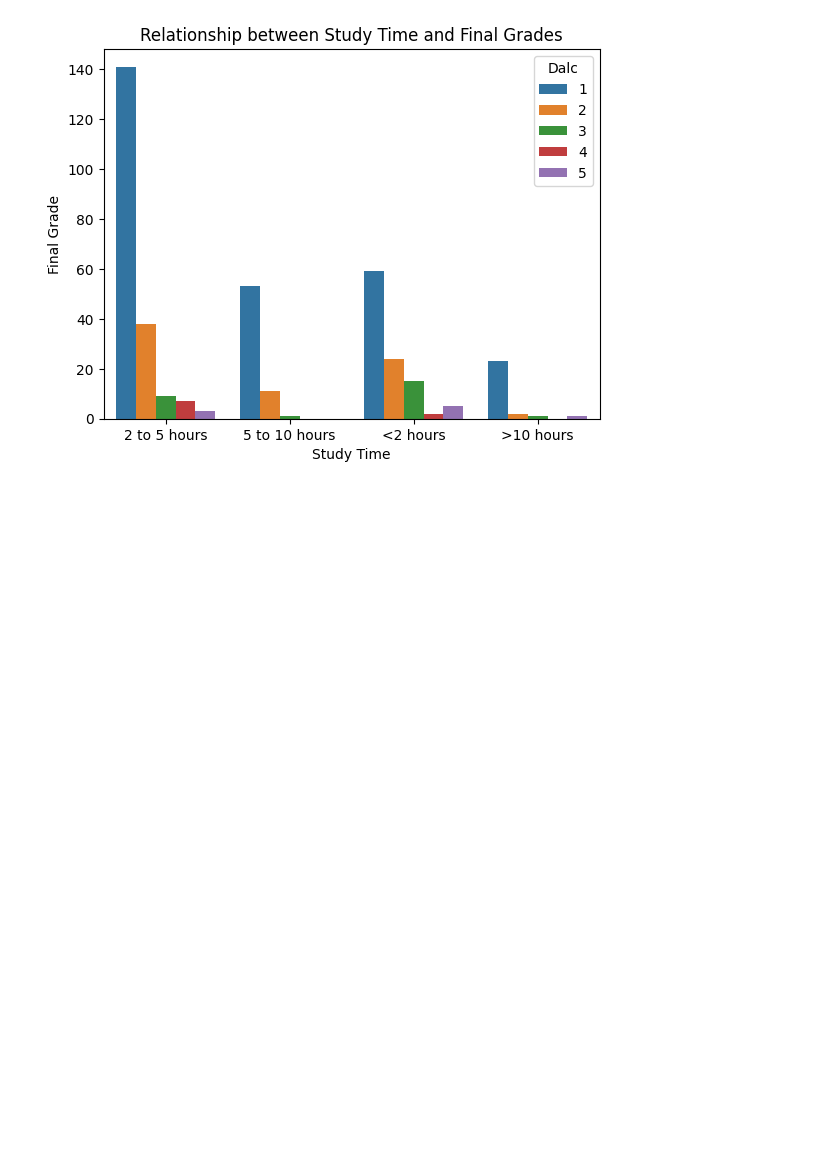
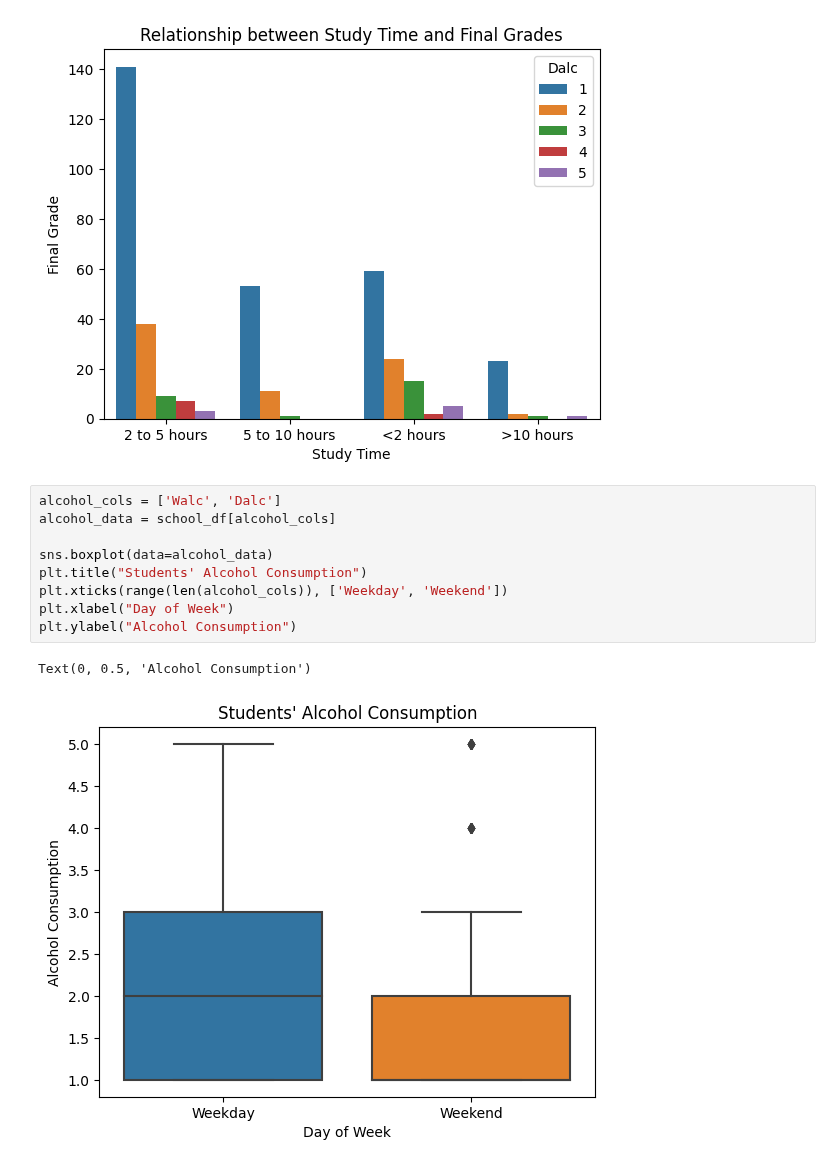
Before and after one commit to latifkara/dataScienceProjects, a Jupyter notebook: School_Conumption/SchoolConsumption.ipynb, the cells around one changed output. Cells and saved outputs as stored; diff of their text form; blank space fills up the shorter version.

Commit message:
School Project | Students' Alcohol Consumption

```diff
--- a/School_Conumption/SchoolConsumption.ipynb
+++ b/School_Conumption/SchoolConsumption.ipynb
@@ -286,3 +286,15 @@ plt.ylabel("Final Grade")
 # %% [output]
 Text(0, 0.5, 'Final Grade')
 [figure]
+# %%
+alcohol_cols = ['Walc', 'Dalc']
+alcohol_data = school_df[alcohol_cols]
+
+sns.boxplot(data=alcohol_data)
+plt.title("Students' Alcohol Consumption")
+plt.xticks(range(len(alcohol_cols)), ['Weekday', 'Weekend'])
+plt.xlabel("Day of Week")
+plt.ylabel("Alcohol Consumption")
+# %% [output]
+Text(0, 0.5, 'Alcohol Consumption')
+[figure, added]
```
